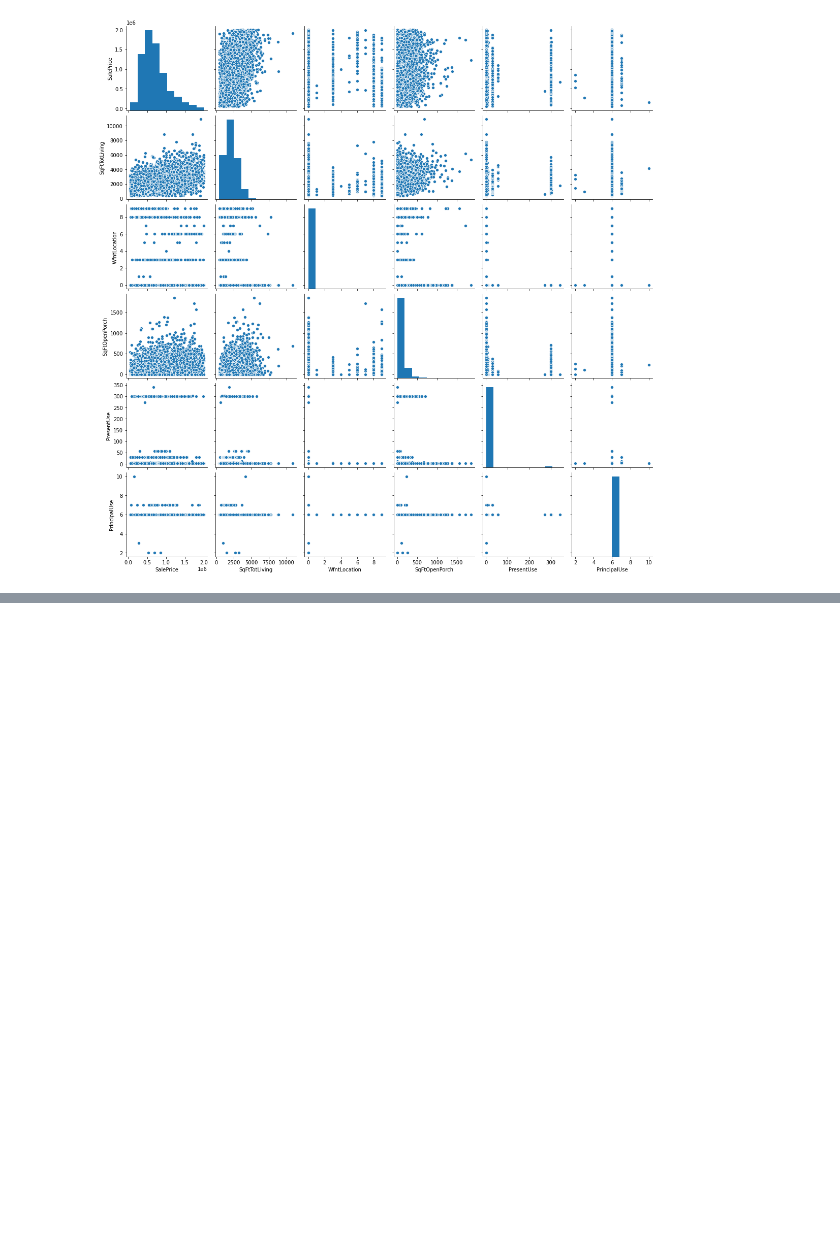
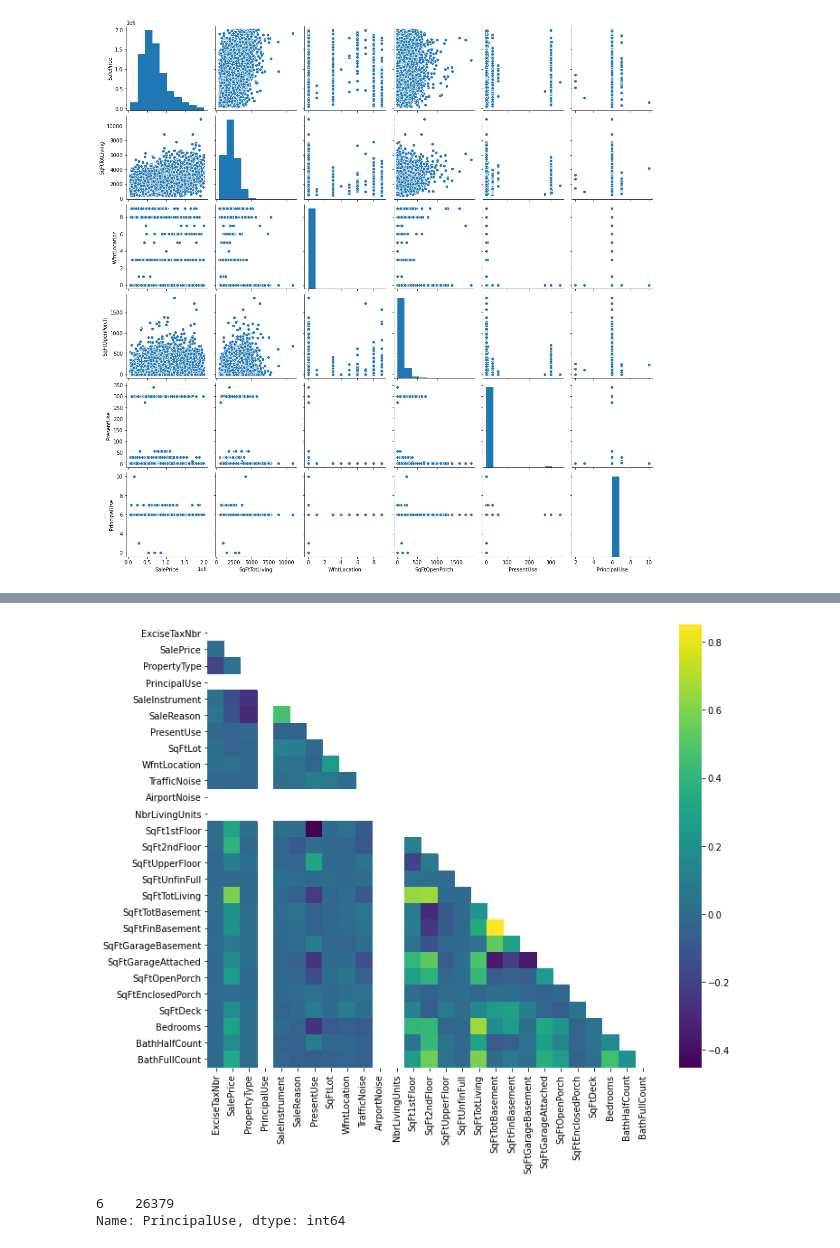
Before and after one commit to Ozxahmed/phase_2_project_chicago-sf-seattle-ds-082420, a Jupyter notebook: notebooks/exploratory/01_oz_data_collection_exploration.ipynb, the cells around one changed output, grey strips where cells are left out. Cells and saved outputs as stored; diff of their text form; code cells hidden in the pictures; blank space fills up the shorter version.

```diff
--- a/notebooks/exploratory/01_oz_data_collection_exploration.ipynb
+++ b/notebooks/exploratory/01_oz_data_collection_exploration.ipynb
@@ -856,0 +864,3 @@ Name: PrincipalUse, dtype: float64
+# %%
+middle_class_filtered = middle_class[(middle_class.PropertyType == 11) | (middle_class.PropertyType == 3) | (middle_class.PropertyType == 2) |
+                           (middle_class.PropertyType == 10)]
@@ -869,3 +898,6 @@ lookup(2) # Principal use
 | 812 | 2 | 7 | COMMERCIAL |
 | 813 | 2 | 8 | MOBILE HOME |
 | 814 | 2 | 9 | TIMBER |
+# %%
+middle_class_filtered = middle_class_filtered[(middle_class_filtered.PrincipalUse == 6)]
+middle_class_filtered
@@ -903,4 +970,6 @@ lookup(102) # present use, parcel
 | 211 | 102 | 9 | Single Family(C/I Use) |
 | 212 | 102 | 96 | Retail(Line/Strip) |
 129 rows × 3 columns
+# %%
+middle_class_filtered = middle_class_filtered[(middle_class_filtered.PresentUse.isin([2.0, 29.0]))]
 # %%
@@ -958,3 +1008,5 @@ lookup(2)
 | 812 | 2 | 7 | COMMERCIAL |
 | 813 | 2 | 8 | MOBILE HOME |
 | 814 | 2 | 9 | TIMBER |
+# %%
+middle_class_filtered = middle_class_filtered[(middle_class_filtered.NbrLivingUnits == 1.0)]
@@ -1198,0 +1339,14 @@ Name: WfntLocation, dtype: int64
+# %%
+corr = middle_class_filtered.corr()
+# The mask is not necessary, but corr() has duplicate values on either side of the diagonal
+mask = np.triu(np.ones_like(corr, dtype=np.bool))
+
+fig1, ax1 = plt.subplots(figsize=(11, 9))
+sns.heatmap(corr, mask=mask, ax=ax1, cmap="viridis");
+# %% [output]
+[figure, added]
+# %%
+middle_class_filtered.PrincipalUse.value_counts()
+# %% [output]
+6    26379
+Name: PrincipalUse, dtype: int64
```
Also changed, not shown: parts of 53 cells of this notebook.
